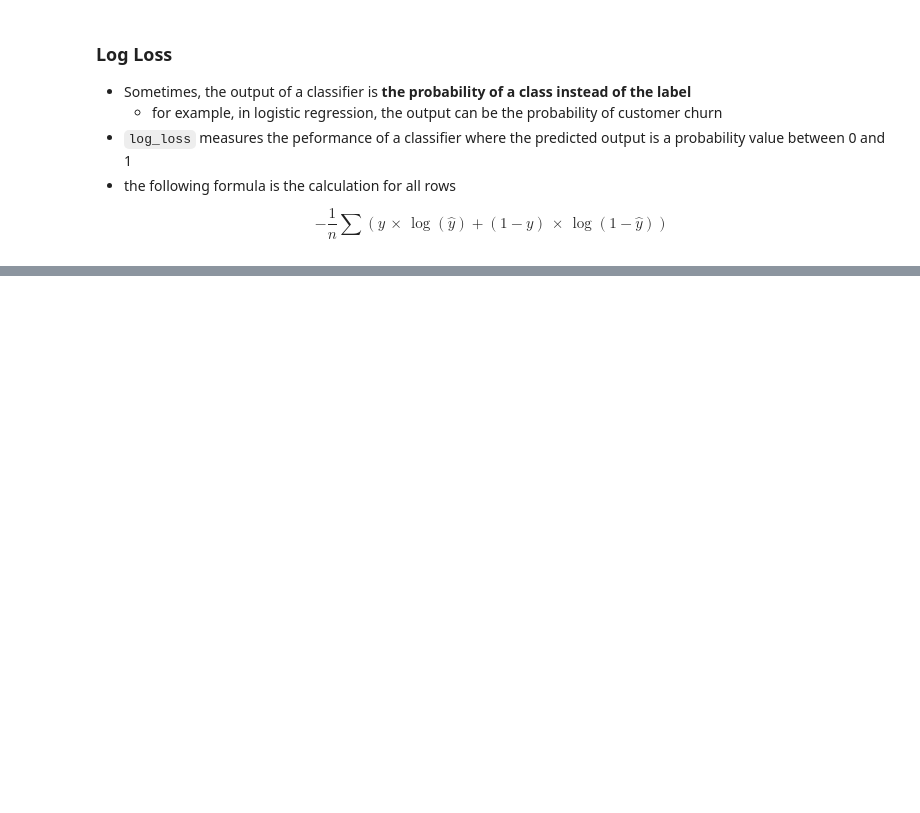
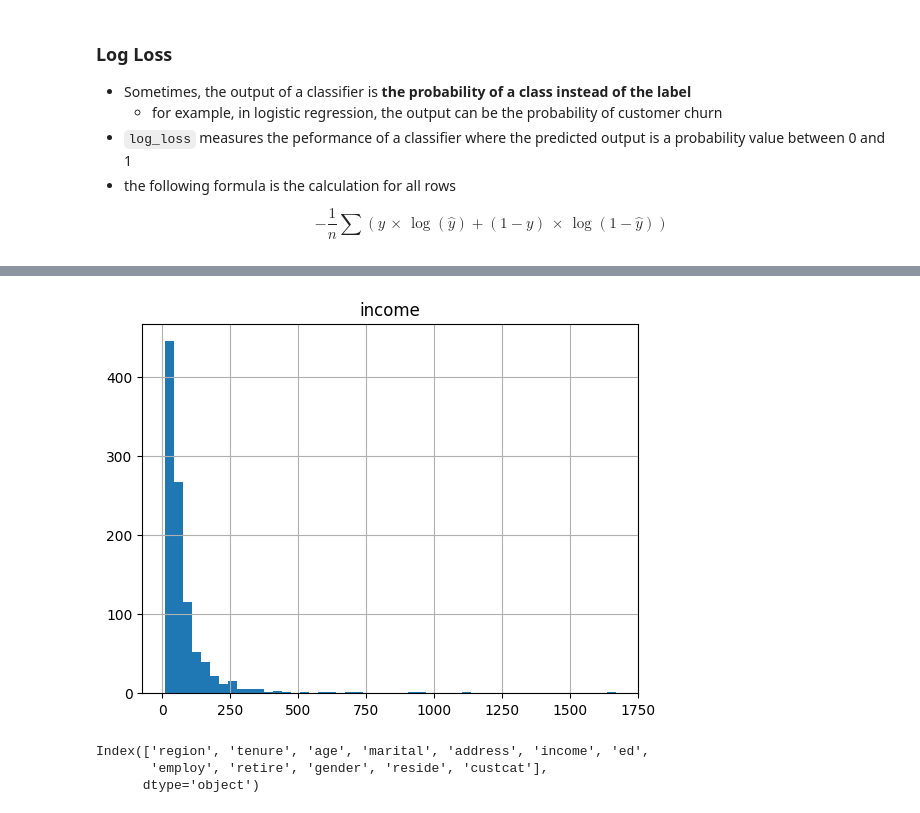
Before and after one commit to PaulToronto/IBM---AI-Engineering-Professional-Certificate, a Jupyter notebook: 1_3_Classification.ipynb, the cells around one changed output, grey strips where cells are left out. Cells and saved outputs as stored; diff of their text form; code cells hidden in the pictures; blank space fills up the shorter version.

```diff
--- a/1_3_Classification.ipynb
+++ b/1_3_Classification.ipynb
@@ -309,0 +330,7 @@ $$
+# %%
+data_url = 'https://cf-courses-data.s3.us.cloud-object-storage.appdomain.cloud/'
+data_url += 'IBMDeveloperSkillsNetwork-ML0101EN-SkillsNetwork/'
+data_url += 'labs/Module%203/data/teleCust1000t.csv'
+
+df = pd.read_csv(data_url)
+df
@@ -309,0 +383,10 @@ $$
+# %%
+df.hist(column='income', bins=50);
+# %% [output]
+[figure, added]
+# %%
+df.columns
+# %% [output]
+Index(['region', 'tenure', 'age', 'marital', 'address', 'income', 'ed',
+       'employ', 'retire', 'gender', 'reside', 'custcat'],
+      dtype='object')
```
Also changed, not shown: parts of 26 cells of this notebook.
